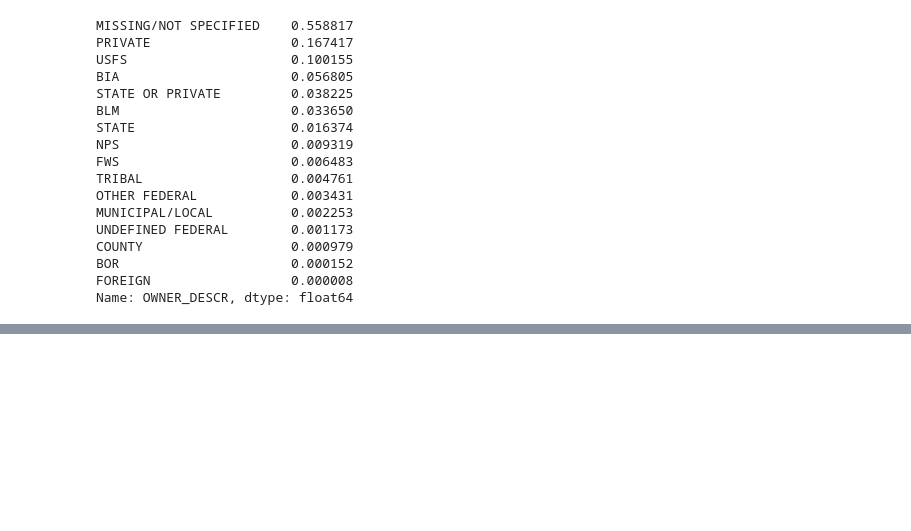
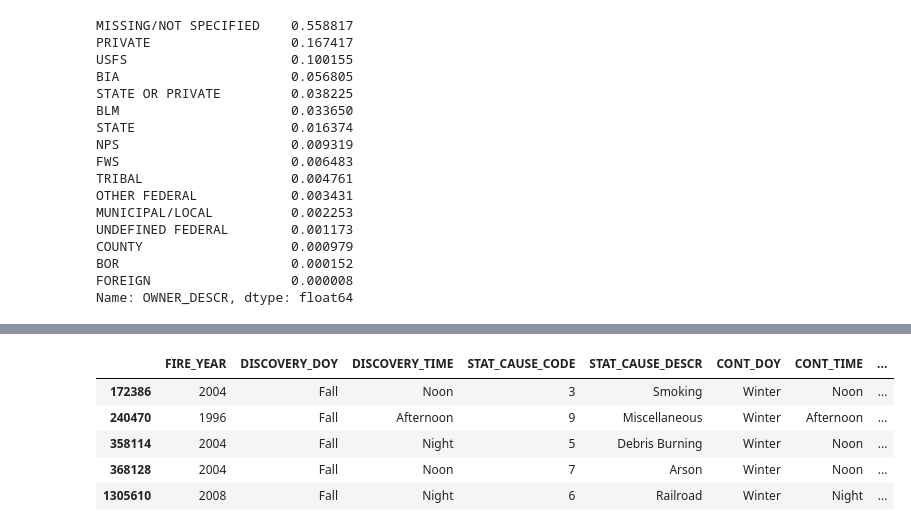
Before and after one commit to awyeh64/sqlqs, a Jupyter notebook: Untitled.ipynb, the cells around one changed output, grey strips where cells are left out. Saved outputs shown, nothing was run; the diff lists cells and outputs as text; code cells hidden in the pictures; blank space fills up the shorter version.

```diff
--- a/Untitled.ipynb
+++ b/Untitled.ipynb
@@ -216,0 +227,2 @@ fires_df.drop( columns = ['DISCOVERY_DATE'], inplace = True)
+# %%
+fires_df.dropna(subset = ['DISCOVERY_TIME', 'CONT_DOY', 'CONT_TIME'], inplace = True)
@@ -216,0 +233,2 @@ fires_df.drop( columns = ['DISCOVERY_DATE'], inplace = True)
+# %%
+fires_df['DURATION'] = abs(fires_df['CONT_DOY'] - fires_df['DISCOVERY_DOY'])
@@ -216,0 +247,9 @@ fires_df.drop( columns = ['DISCOVERY_DATE'], inplace = True)
+# %%
+fires_df[fires_df['DURATION'] == 365]
+# %% [output]
+|  | FIRE_YEAR | DISCOVERY_DOY | DISCOVERY_TIME | STAT_CAUSE_CODE | STAT_CAUSE_DESCR | CONT_DOY | CONT_TIME | ... |
+| 172386 | 2004 | Fall | Noon | 3 | Smoking | Winter | Noon | ... |
+| 240470 | 1996 | Fall | Afternoon | 9 | Miscellaneous | Winter | Afternoon | ... |
+| 358114 | 2004 | Fall | Night | 5 | Debris Burning | Winter | Noon | ... |
+| 368128 | 2004 | Fall | Noon | 7 | Arson | Winter | Noon | ... |
+| 1305610 | 2008 | Fall | Night | 6 | Railroad | Winter | Night | ... |
```
Also changed, not shown: parts of 18 cells of this notebook.
